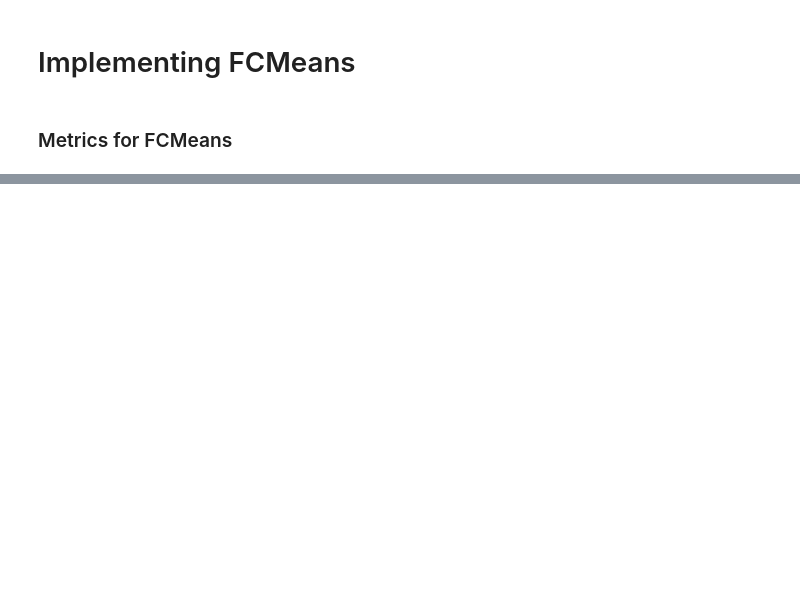
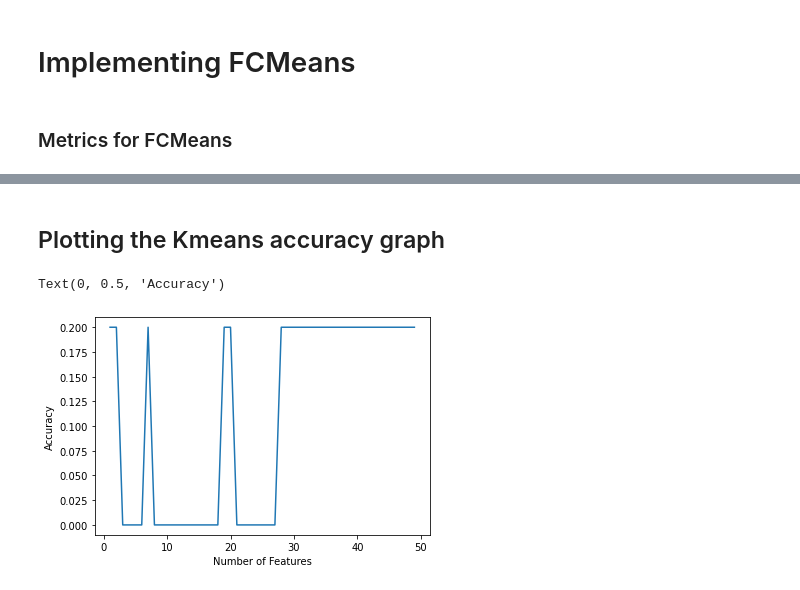
Before and after one commit to pemba007/final-exam, a Jupyter notebook: main.ipynb, the cells around one changed output, grey strips where cells are left out. Saved outputs shown, nothing was run; the diff lists cells and outputs as text; code cells hidden in the pictures; blank space fills up the shorter version.

```diff
--- a/main.ipynb
+++ b/main.ipynb
@@ -935,0 +1188,9 @@ performance
+# %% [markdown]
+## Plotting the Kmeans accuracy graph
+# %%
+p = sns.lineplot(x=range(1,50), y = Kmeans_scores)
+p.set_xlabel("Number of Features")
+p.set_ylabel("Accuracy")
+# %% [output]
+Text(0, 0.5, 'Accuracy')
+[figure, added]
```
Also changed, not shown: parts of 46 cells of this notebook.
